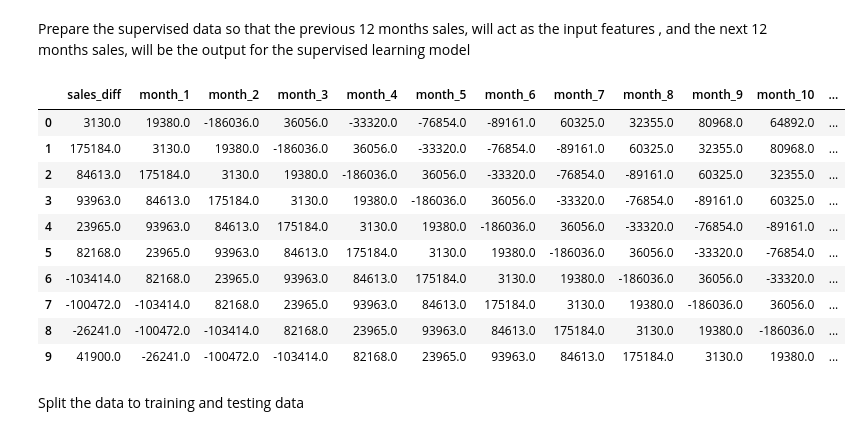
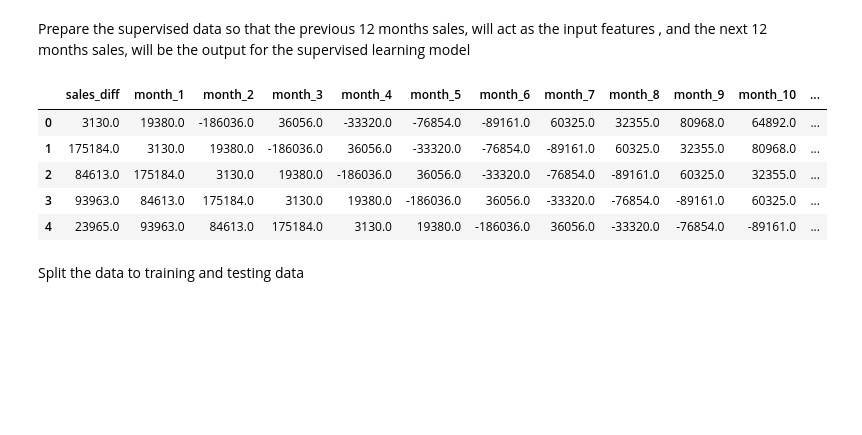
Before and after one commit to wandieinnocents/Sales_analysis_linearRegression-XGboost-Randomforest, a Jupyter notebook: sales_analysis_linearRegression.ipynb, the cells around one changed output. Drawn from its saved outputs; the diff is of its cells as text; code cells hidden in the pictures; blank space fills up the shorter version.

```diff
--- a/sales_analysis_linearRegression.ipynb
+++ b/sales_analysis_linearRegression.ipynb
@@ -190,21 +190,16 @@ Prepare the supervised data so that the previous 12 months sales, will act as th
 # %%
 for i in range(1,13):
   col_name = 'month_' + str(i)
   supervised_data[col_name] = supervised_data['sales_diff'].shift(i)
 supervised_data = supervised_data.dropna().reset_index(drop=True)
-supervised_data.head(10)
+supervised_data.head()
 # %% [output]
 |  | sales_diff | month_1 | month_2 | month_3 | month_4 | month_5 | month_6 | month_7 | month_8 | month_9 | month_10 | ... |
 | 0 | 3130.0 | 19380.0 | -186036.0 | 36056.0 | -33320.0 | -76854.0 | -89161.0 | 60325.0 | 32355.0 | 80968.0 | 64892.0 | ... |
 | 1 | 175184.0 | 3130.0 | 19380.0 | -186036.0 | 36056.0 | -33320.0 | -76854.0 | -89161.0 | 60325.0 | 32355.0 | 80968.0 | ... |
 | 2 | 84613.0 | 175184.0 | 3130.0 | 19380.0 | -186036.0 | 36056.0 | -33320.0 | -76854.0 | -89161.0 | 60325.0 | 32355.0 | ... |
 | 3 | 93963.0 | 84613.0 | 175184.0 | 3130.0 | 19380.0 | -186036.0 | 36056.0 | -33320.0 | -76854.0 | -89161.0 | 60325.0 | ... |
 | 4 | 23965.0 | 93963.0 | 84613.0 | 175184.0 | 3130.0 | 19380.0 | -186036.0 | 36056.0 | -33320.0 | -76854.0 | -89161.0 | ... |
-| 5 | 82168.0 | 23965.0 | 93963.0 | 84613.0 | 175184.0 | 3130.0 | 19380.0 | -186036.0 | 36056.0 | -33320.0 | -76854.0 | ... |
-| 6 | -103414.0 | 82168.0 | 23965.0 | 93963.0 | 84613.0 | 175184.0 | 3130.0 | 19380.0 | -186036.0 | 36056.0 | -33320.0 | ... |
-| 7 | -100472.0 | -103414.0 | 82168.0 | 23965.0 | 93963.0 | 84613.0 | 175184.0 | 3130.0 | 19380.0 | -186036.0 | 36056.0 | ... |
-| 8 | -26241.0 | -100472.0 | -103414.0 | 82168.0 | 23965.0 | 93963.0 | 84613.0 | 175184.0 | 3130.0 | 19380.0 | -186036.0 | ... |
-| 9 | 41900.0 | -26241.0 | -100472.0 | -103414.0 | 82168.0 | 23965.0 | 93963.0 | 84613.0 | 175184.0 | 3130.0 | 19380.0 | ... |
 # %% [markdown]
 Split the data to training and testing data
 # %%
```
Also changed, not shown: parts of 1 cell of this notebook.
